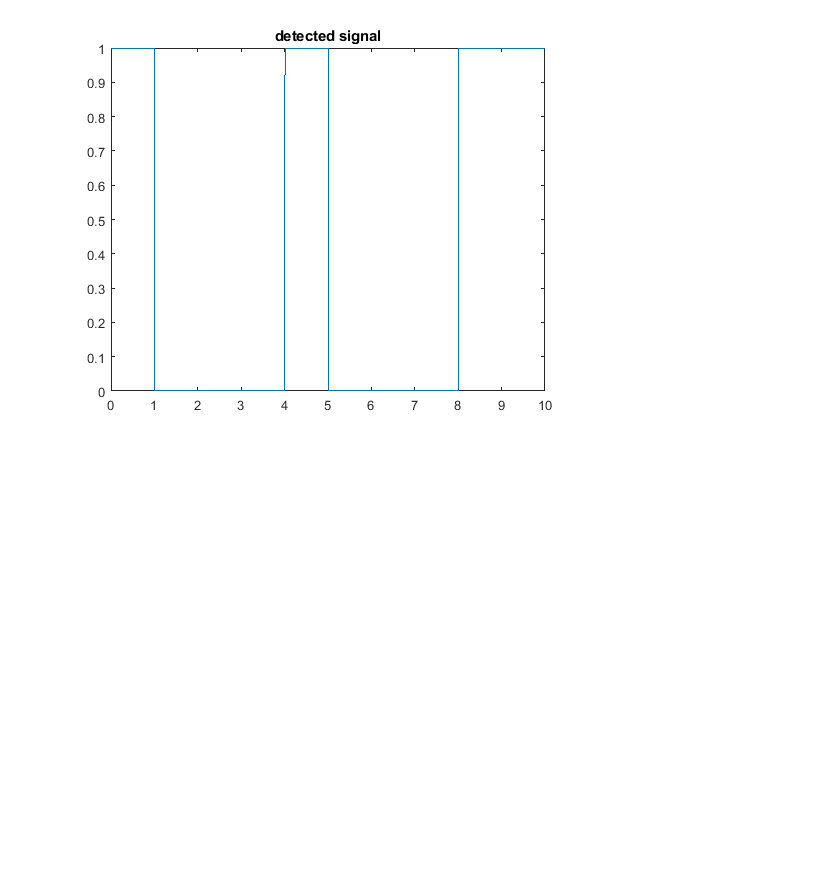
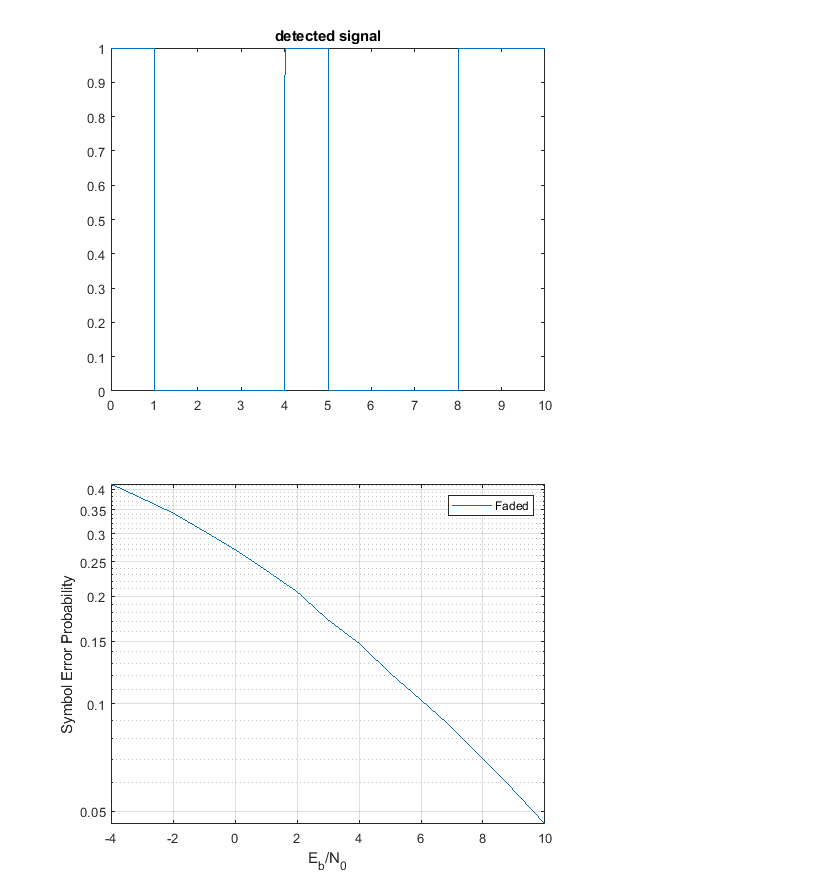
Before and after one commit to fatemehkarimi2178/DigitalCommunication, a Jupyter notebook: project_4.ipynb, the cells around one changed output. Drawn from its saved outputs; the diff is of its cells as text; code cells hidden in the pictures; blank space fills up the shorter version.

```diff
--- a/project_4.ipynb
+++ b/project_4.ipynb
@@ -127,3 +127,47 @@ plot(t1/100,d1)
 title('detected signal')
 # %% [output]
 [figure]
+# %%
+clear;close all;clc
+iteration=10^5;
+snrdb=[-4:10];
+simsnr=10.^(snrdb/10);
+erpr=zeros(1,length(snrdb));
+for jjj=1:length(snrdb)
+    snr=10^(snrdb(jjj)/10);
+    count=0;
+    for i=1:iteration
+        bit1=round(rand(1));
+        data1=2*bit1-1;
+        bit2=round(rand(1));
+        data2=2*bit2-1;
+        H1 = sqrt(.5)*( randn(1) + j.*randn(1));
+        H2 = sqrt(.5)*( randn(1) + j.*randn(1));
+        noise1=randn(1);
+        noise2=randn(1);
+        received1=(sqrt(.5)*noise1) + sqrt(snr)*abs(H1)*data1;
+        received2=(sqrt(.5)*noise2) + sqrt(snr)*abs(H2)*data2;
+        if received1 >=0
+            detected1=1;
+        else
+            detected1=0;
+        end
+        if received2 >=0
+            detected2=1;
+        else
+            detected2=0;
+        end
+ %dtection=detected
+    if ((detected1==0 && bit1==1)||(detected1==1 && bit1==0)||(detected2==0 && bit2==1)||(detected2==1 && bit2==0))
+        count=count+1;
+    end
+    erpr(jjj)=count/iteration;
+    end
+end
+semilogy(snrdb,erpr)
+xlabel('E_b/N_0')
+ylabel('Symbol Error Probability')
+grid on
+legend('Faded');
+# %% [output]
+[figure, added]
```
